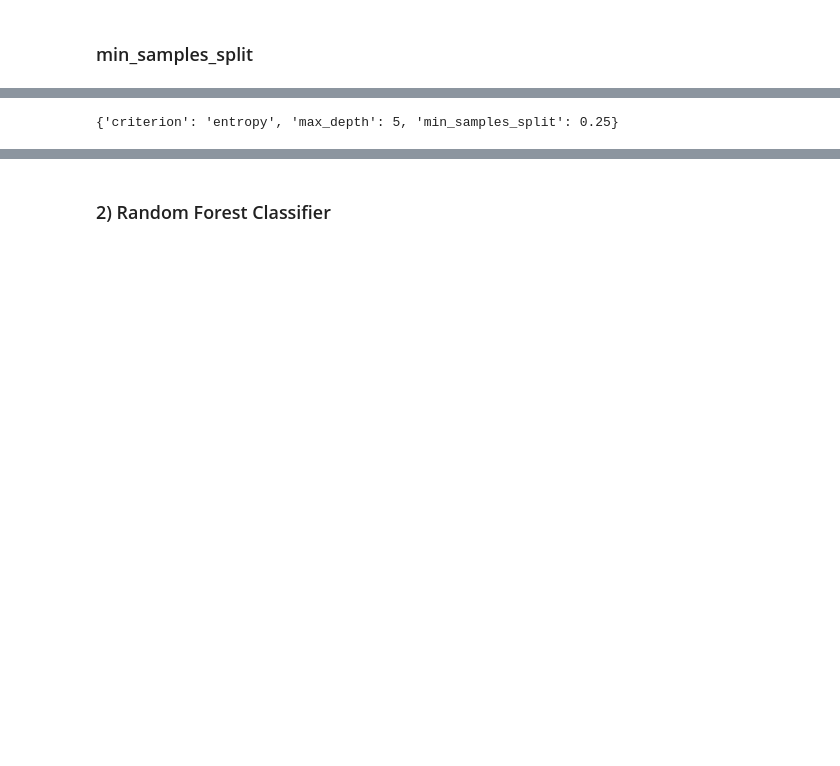
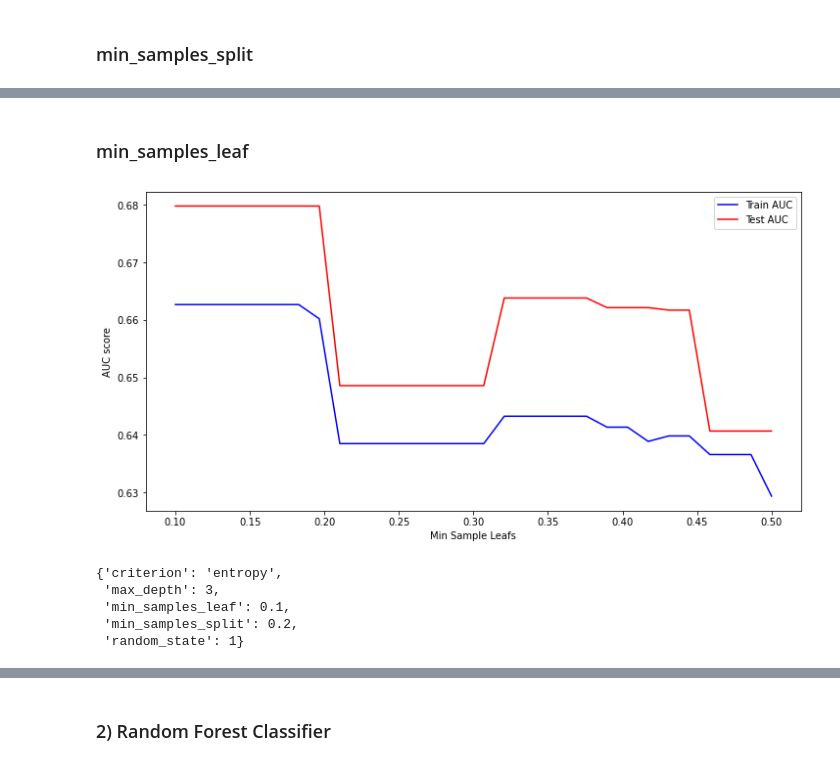
Before and after one commit to aharri123/Heart-disease-classification, a Jupyter notebook: student.ipynb, the cells around one changed output, grey strips where cells are left out. Drawn from its saved outputs; the diff is of its cells as text; code cells hidden in the pictures; blank space fills up the shorter version.

```diff
--- a/student.ipynb
+++ b/student.ipynb
@@ -369,3 +369,30 @@ plt.legend();
+# %% [markdown]
+### min_samples_leaf ###
+# %%
+min_samples_leafs = np.linspace(0.1, .5, 30)
+train_results = []
+test_results = []
+for min_samples_leaf in min_samples_leafs:
+    dtc2 = DecisionTreeClassifier(criterion='entropy', min_samples_leaf=min_samples_leaf)
+    dtc2.fit(X_train, y_train)
+    dtc_pred2 = dtc2.predict(X_train)
+    false_positive_rate, true_positive_rate, thresholds = roc_curve(y_train, dtc_pred2)
+    roc_auc = auc(false_positive_rate, true_positive_rate)
+    train_results.append(roc_auc)
+    y_dtc_pred = dtc2.predict(X_test)
+    false_positive_rate, true_positive_rate, thresholds = roc_curve(y_test, y_dtc_pred)
+    roc_auc = auc(false_positive_rate, true_positive_rate)
+    test_results.append(roc_auc)
+
+plt.figure(figsize=(12,6))
+plt.plot(min_samples_leafs, train_results, 'b', label='Train AUC')
+plt.plot(min_samples_leafs, test_results, 'r', label='Test AUC')
+plt.ylabel('AUC score')
+plt.xlabel('Min Sample Leafs')
+plt.legend()
+plt.show()
+# %% [output]
+[figure, added]
 # %%
 from sklearn.model_selection import GridSearchCV
 
@@ -376,8 +403,10 @@ dtc3 = DecisionTreeClassifier()
 
 param_grid = {
     'criterion': ['entropy'],
+    'random_state': [1],
     'max_depth': [1, 2, 3, 4, 5, 6],
-    'min_samples_split': [0.2, 0.25, 0.3, 0.35, 0.4 ]
+    'min_samples_split': [0.2, 0.25, 0.3, 0.35, 0.4 ],
+    'min_samples_leaf': [0.1, 0.15, 0.20, .25, .30, .35, .40]
 }
 
 
@@ -385,7 +414,11 @@ gs_tree = GridSearchCV(dtc3, param_grid)
 gs_tree.fit(X_train, y_train)
 gs_tree.best_params_
 # %% [output]
-{'criterion': 'entropy', 'max_depth': 5, 'min_samples_split': 0.25}
+{'criterion': 'entropy',
+ 'max_depth': 3,
+ 'min_samples_leaf': 0.1,
+ 'min_samples_split': 0.2,
+ 'random_state': 1}
 # %%
 gs_tree_train_pred = gs_tree.predict(X_train)
 print(classification_report(y_train, gs_tree_train_pred))
```
Also changed, not shown: parts of 22 cells of this notebook.
